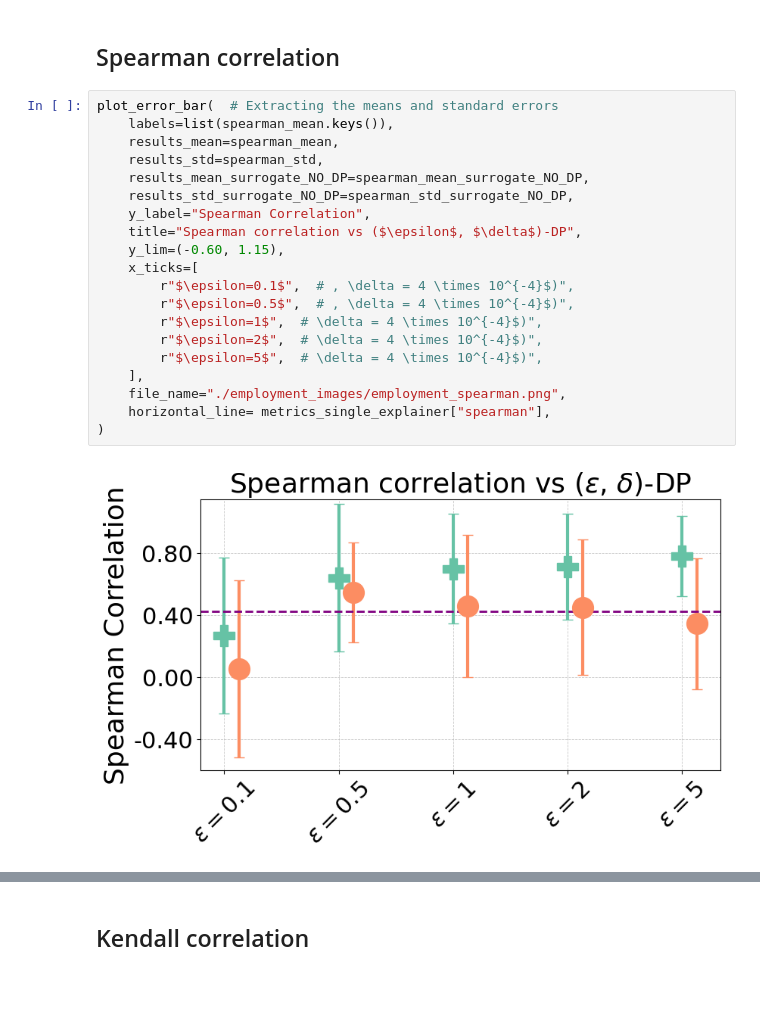
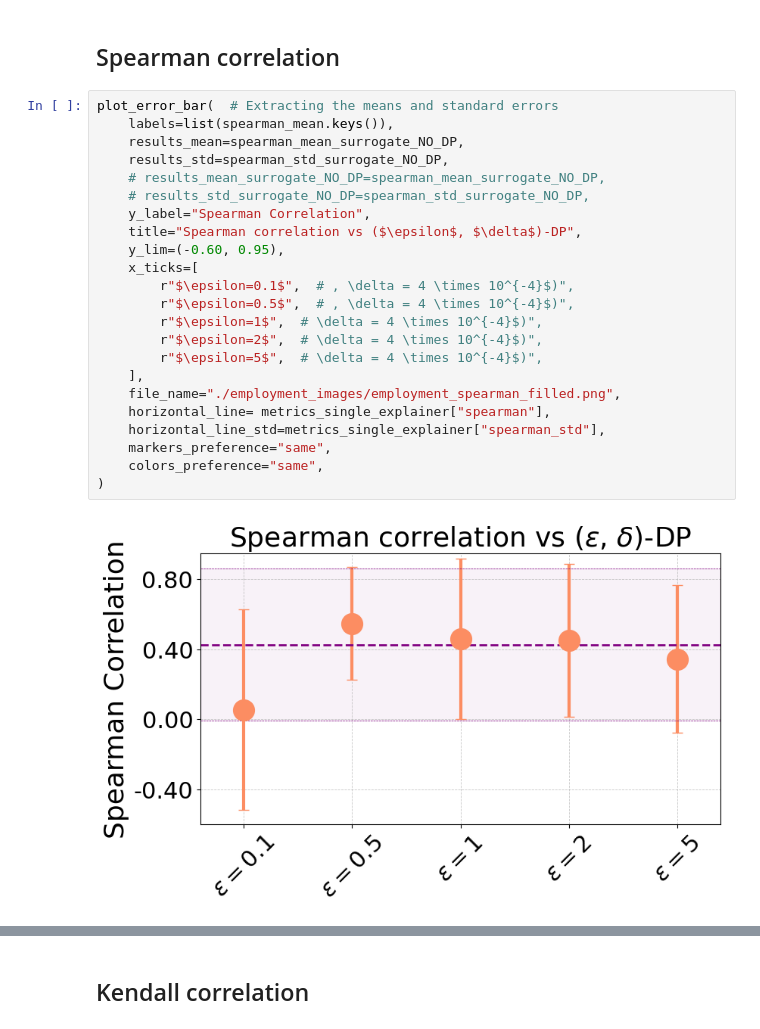
Before and after one commit to lucacorbucci/fastshap_plusplus, a Jupyter notebook: FL/FL/plots/plots_employment_paper.ipynb, the cells around one changed output, grey strips where cells are left out. Cells and saved outputs as stored; diff of their text form; blank space fills up the shorter version.

```diff
--- a/FL/FL/plots/plots_employment_paper.ipynb
+++ b/FL/FL/plots/plots_employment_paper.ipynb
@@ -1278,22 +1251,25 @@ plot_error_bar(  # Extracting the means and standard errors
 # %%
 plot_error_bar(  # Extracting the means and standard errors
     labels=list(spearman_mean.keys()),
-    results_mean=spearman_mean,
-    results_std=spearman_std,
-    results_mean_surrogate_NO_DP=spearman_mean_surrogate_NO_DP,
-    results_std_surrogate_NO_DP=spearman_std_surrogate_NO_DP,
+    results_mean=spearman_mean_surrogate_NO_DP,
+    results_std=spearman_std_surrogate_NO_DP,
+    # results_mean_surrogate_NO_DP=spearman_mean_surrogate_NO_DP,
+    # results_std_surrogate_NO_DP=spearman_std_surrogate_NO_DP,
     y_label="Spearman Correlation",
     title="Spearman correlation vs ($\epsilon$, $\delta$)-DP",
-    y_lim=(-0.60, 1.15),
+    y_lim=(-0.60, 0.95),
     x_ticks=[
         r"$\epsilon=0.1$",  # , \delta = 4 \times 10^{-4}$)",
         r"$\epsilon=0.5$",  # , \delta = 4 \times 10^{-4}$)",
         r"$\epsilon=1$",  # \delta = 4 \times 10^{-4}$)",
         r"$\epsilon=2$",  # \delta = 4 \times 10^{-4}$)",
         r"$\epsilon=5$",  # \delta = 4 \times 10^{-4}$)",
     ],
-    file_name="./employment_images/employment_spearman.png",
+    file_name="./employment_images/employment_spearman_filled.png",
     horizontal_line= metrics_single_explainer["spearman"],
+    horizontal_line_std=metrics_single_explainer["spearman_std"],
+    markers_preference="same",
+    colors_preference="same",
 )
 # %% [output]
-[figure, old version]
+[figure, new version]
```
Also changed, not shown: parts of 25 cells of this notebook, 3 other files.
